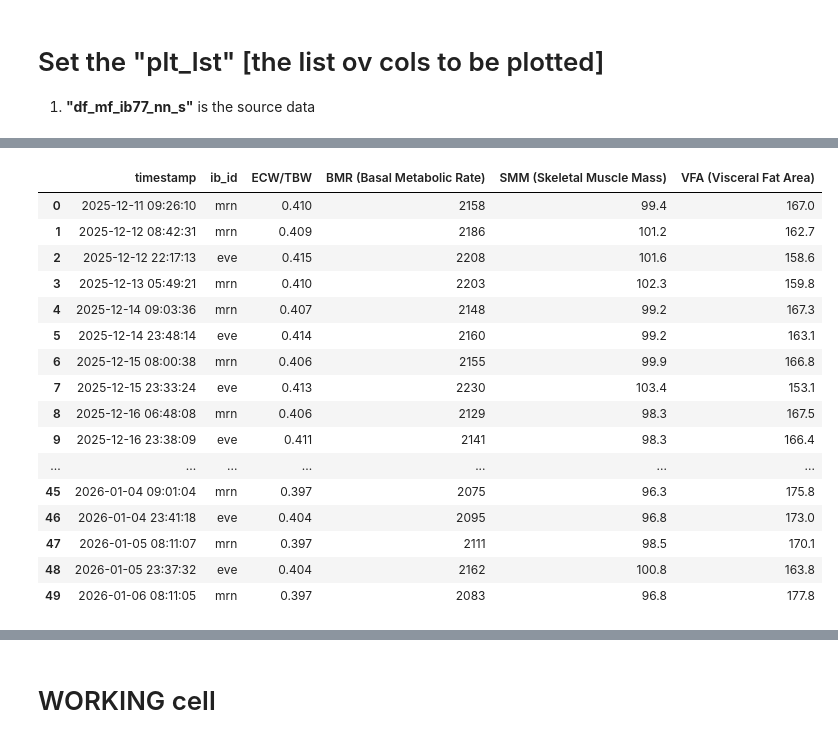
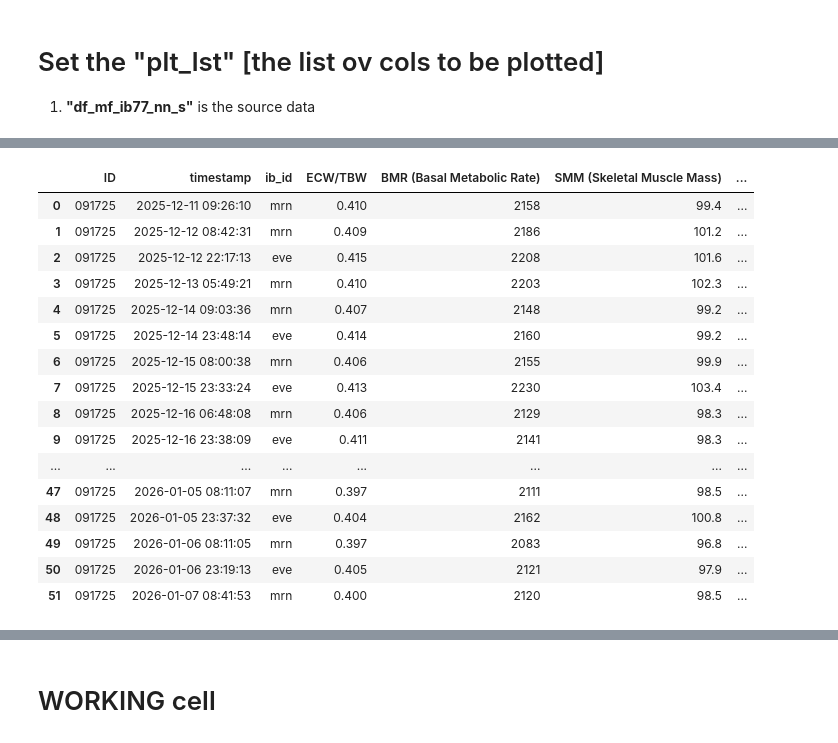
Before and after one commit to 1ratlabs/JL_2, a Jupyter notebook: col_wise_import_77.ipynb, the cells around one changed output, grey strips where cells are left out. Saved outputs shown, nothing was run; the diff lists cells and outputs as text; code cells hidden in the pictures.

Commit message:
The data frame for 77 has been completed and written to pickle including columns required for filtering

```diff
--- a/col_wise_import_77.ipynb
+++ b/col_wise_import_77.ipynb
@@ -625,8 +588,9 @@ df_ib77_raw
 df_ib77_nn = strip_numbers_from_columns(df_ib77_raw)
 #verify print(list(df_ib77_nn.columns))
 # %%
-# verify slicing df_ib77_nn[['ID','Test Date / Time','ECW/TBW']]
-#,"SMM (Skeletal Muscle Mass)" , "Weight" , "BMR (Basal Metabolic Rate)" , "ECW/TBW"]].head(20)
+# There was a problem with identifying the ID column This was corrected artificially and verified slicing
+df_ib77_nn['ID']="091725"
+# verify df_ib77_nn[['ID','Test Date / Time','ECW/TBW']]
 # %%
 df_ib77_nn_s = df_ib77_nn.sort_values(by="Test Date / Time").reset_index(drop=True)
 # %%
@@ -711,25 +640,25 @@ df_mf_ib77_nn_s
 # %%
 # Selects the cols to be plotted
 plt_lst = ["ECW/TBW", 'BMR (Basal Metabolic Rate)',"SMM (Skeletal Muscle Mass)",'VFA (Visceral Fat Area)']
-df_mf_ib77_nn_s[["timestamp",'ib_id']+plt_lst]
+df_mf_ib77_nn_s[["ID","timestamp",'ib_id']+plt_lst]
 # %% [output]
-|  | timestamp | ib_id | ECW/TBW | BMR (Basal Metabolic Rate) | SMM (Skeletal Muscle Mass) | VFA (Visceral Fat Area) |
-| 0 | 2025-12-11 09:26:10 | mrn | 0.410 | 2158 | 99.4 | 167.0 |
-| 1 | 2025-12-12 08:42:31 | mrn | 0.409 | 2186 | 101.2 | 162.7 |
-| 2 | 2025-12-12 22:17:13 | eve | 0.415 | 2208 | 101.6 | 158.6 |
-| 3 | 2025-12-13 05:49:21 | mrn | 0.410 | 2203 | 102.3 | 159.8 |
-| 4 | 2025-12-14 09:03:36 | mrn | 0.407 | 2148 | 99.2 | 167.3 |
-| 5 | 2025-12-14 23:48:14 | eve | 0.414 | 2160 | 99.2 | 163.1 |
-| 6 | 2025-12-15 08:00:38 | mrn | 0.406 | 2155 | 99.9 | 166.8 |
-| 7 | 2025-12-15 23:33:24 | eve | 0.413 | 2230 | 103.4 | 153.1 |
-| 8 | 2025-12-16 06:48:08 | mrn | 0.406 | 2129 | 98.3 | 167.5 |
-| 9 | 2025-12-16 23:38:09 | eve | 0.411 | 2141 | 98.3 | 166.4 |
-| ... | ... | ... | ... | ... | ... | ... |
-| 45 | 2026-01-04 09:01:04 | mrn | 0.397 | 2075 | 96.3 | 175.8 |
-| 46 | 2026-01-04 23:41:18 | eve | 0.404 | 2095 | 96.8 | 173.0 |
-| 47 | 2026-01-05 08:11:07 | mrn | 0.397 | 2111 | 98.5 | 170.1 |
-| 48 | 2026-01-05 23:37:32 | eve | 0.404 | 2162 | 100.8 | 163.8 |
-| 49 | 2026-01-06 08:11:05 | mrn | 0.397 | 2083 | 96.8 | 177.8 |
+|  | ID | timestamp | ib_id | ECW/TBW | BMR (Basal Metabolic Rate) | SMM (Skeletal Muscle Mass) | ... |
+| 0 | 091725 | 2025-12-11 09:26:10 | mrn | 0.410 | 2158 | 99.4 | ... |
+| 1 | 091725 | 2025-12-12 08:42:31 | mrn | 0.409 | 2186 | 101.2 | ... |
+| 2 | 091725 | 2025-12-12 22:17:13 | eve | 0.415 | 2208 | 101.6 | ... |
+| 3 | 091725 | 2025-12-13 05:49:21 | mrn | 0.410 | 2203 | 102.3 | ... |
+| 4 | 091725 | 2025-12-14 09:03:36 | mrn | 0.407 | 2148 | 99.2 | ... |
+| 5 | 091725 | 2025-12-14 23:48:14 | eve | 0.414 | 2160 | 99.2 | ... |
+| 6 | 091725 | 2025-12-15 08:00:38 | mrn | 0.406 | 2155 | 99.9 | ... |
+| 7 | 091725 | 2025-12-15 23:33:24 | eve | 0.413 | 2230 | 103.4 | ... |
+| 8 | 091725 | 2025-12-16 06:48:08 | mrn | 0.406 | 2129 | 98.3 | ... |
+| 9 | 091725 | 2025-12-16 23:38:09 | eve | 0.411 | 2141 | 98.3 | ... |
+| ... | ... | ... | ... | ... | ... | ... | ... |
+| 47 | 091725 | 2026-01-05 08:11:07 | mrn | 0.397 | 2111 | 98.5 | ... |
+| 48 | 091725 | 2026-01-05 23:37:32 | eve | 0.404 | 2162 | 100.8 | ... |
+| 49 | 091725 | 2026-01-06 08:11:05 | mrn | 0.397 | 2083 | 96.8 | ... |
+| 50 | 091725 | 2026-01-06 23:19:13 | eve | 0.405 | 2121 | 97.9 | ... |
+| 51 | 091725 | 2026-01-07 08:41:53 | mrn | 0.400 | 2120 | 98.5 | ... |
 # %%
 # This filters out only the morning values of chosen data Col
 df_mf_ib77_nn_s_mrn = filter_by_value(df_mf_ib77_nn_s, 'ib_id', "mrn")
```
Also changed, not shown: parts of 16 cells of this notebook, 4 other files.
